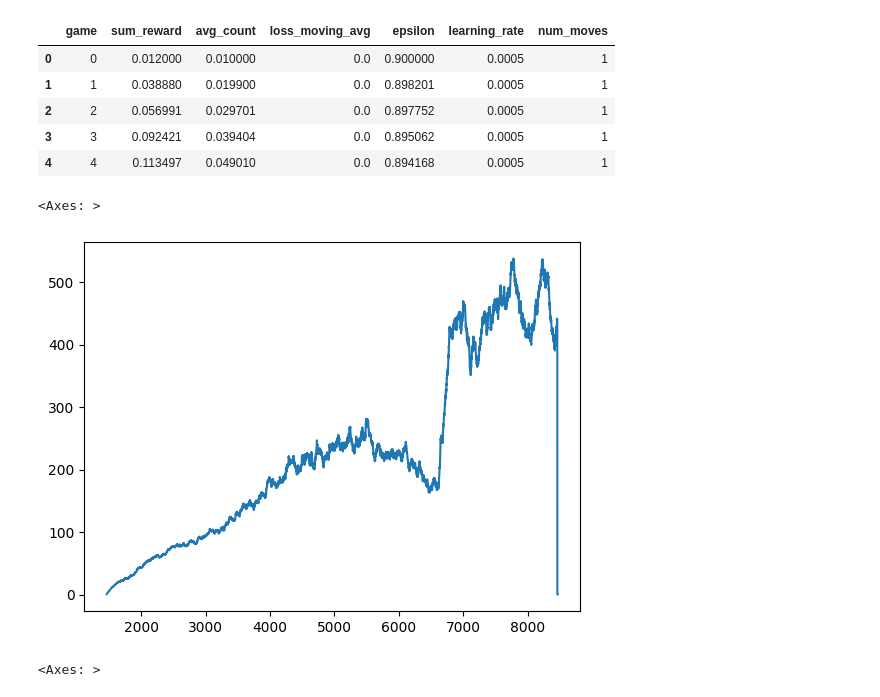
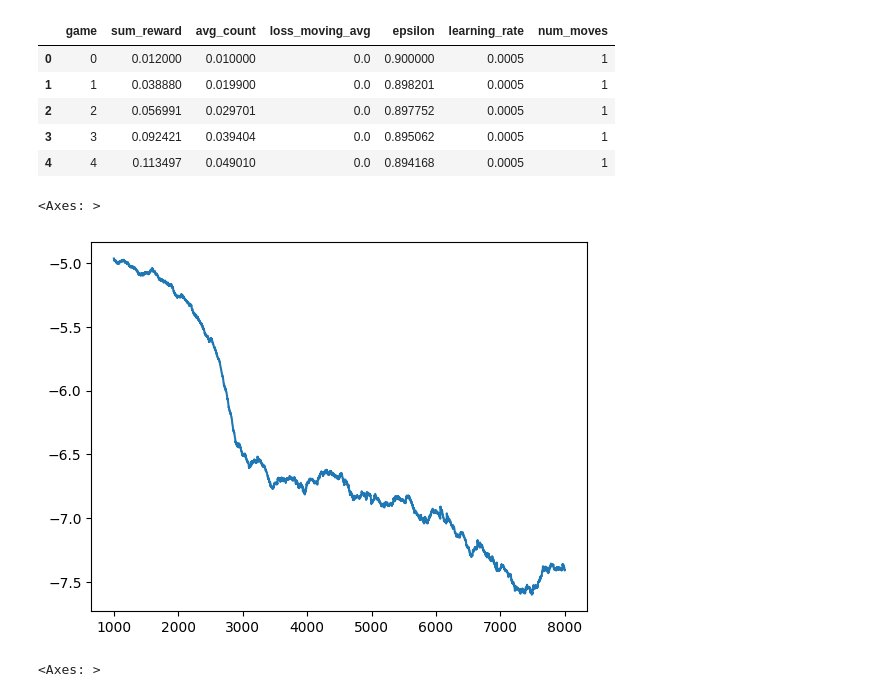
Before and after one commit to Lvlad0022/Diplomski, a Jupyter notebook: Untitled-1.ipynb, the cells around one changed output. Drawn from its saved outputs; the diff is of its cells as text; code cells hidden in the pictures.

```diff
--- a/Untitled-1.ipynb
+++ b/Untitled-1.ipynb
@@ -3,9 +3,9 @@ import pandas as pd
 import numpy as np
 import matplotlib as plt
 # %%
-data1 = pd.read_csv(r"C:\Users\lovro\Desktop\AIBG-9.0-master\simple_snake_game_models\manja mnrzea\save_simle_resnet_log_n3.csv")
-data2 = pd.read_csv(r"C:\Users\lovro\Desktop\AIBG-9.0-master\simple_snake_game_models\manja mnrzea\save_simle_resnet_log_n5.csv")
-data3 = pd.read_csv(r"C:\Users\lovro\Desktop\AIBG-9.0-master\simple_snake_game_models\manja mnrzea\save_simle_resnet_log_n7.csv")
+data1 = pd.read_csv(r"C:\Users\lovro\Desktop\AIBG-9.0-master\simple_snake_game_models\dvojka\save_advanced_simle_resnet_log_n3.csv")
+#data2 = pd.read_csv(r"C:\Users\lovro\Desktop\AIBG-9.0-master\simple_snake_game_models\save_simle_resnet_log_n2.csv")
+#data3 = pd.read_csv(r"C:\Users\lovro\Desktop\AIBG-9.0-master\simple_snake_game_models\save_simle_resnet_log_n3.csv")
 # %%
 df.head()
 # %% [output]
@@ -16,12 +16,12 @@ df.head()
 | 3 | 3 | 0.092421 | 0.039404 | 0.0 | 0.895062 | 0.0005 | 1 |
 | 4 | 4 | 0.113497 | 0.049010 | 0.0 | 0.894168 | 0.0005 | 1 |
 # %%
-data1["avg_count"][-7000:].plot()
+np.log(data1["loss_moving_avg"][-7000:]).plot()
 #data2["avg_count"][-7000:].plot()
 #data3["avg_count"][-7000:].plot()
 # %% [output]
 <Axes: >
-[figure, old version]
+[figure, new version]
 # %%
 df1 = pd.read_csv(r"C:\Users\lovro\Desktop\AIBG-9.0-master\simple_snake_game_models\save_simle_resnet_log_n1.csv")
 df2 = pd.read_csv(r"C:\Users\lovro\Desktop\AIBG-9.0-master\simple_snake_game_models\save_simle_resnet_log_n2.csv")
```
Also changed, not shown: 5 other files.
